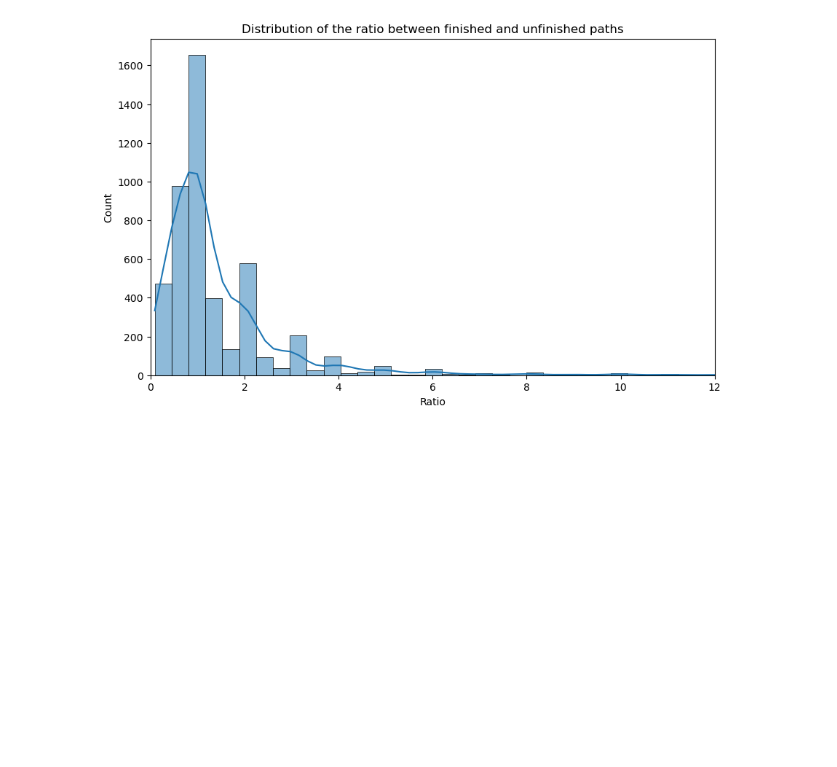
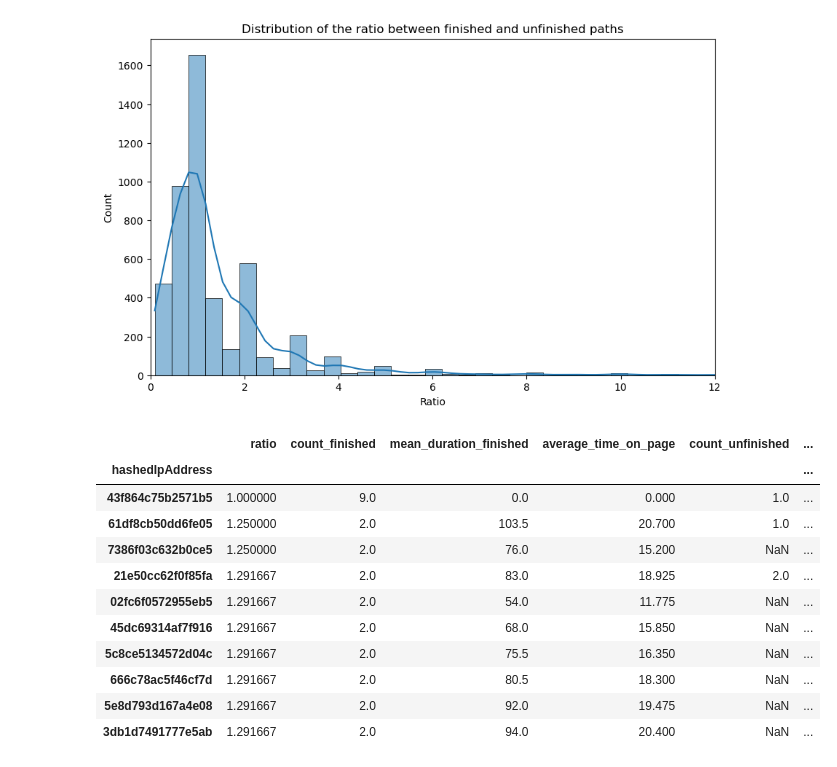
Before and after one commit to epfl-ada/ada-2023-project-adamants, a Jupyter notebook: players_performance.ipynb, the cells around one changed output. Saved outputs shown, nothing was run; the diff lists cells and outputs as text; code cells hidden in the pictures; blank space fills up the shorter version.

```diff
--- a/players_performance.ipynb
+++ b/players_performance.ipynb
@@ -291,3 +290,24 @@ plt.ylabel("Count")
 plt.show()
 # %% [output]
 [figure]
+# %%
+# Findings the best players
+players_paths = players.copy(deep=True)
+players_paths["ratio-f-u"] = players_paths["count_finished"] / players_paths["count_unfinished"]
+players_paths = players_paths[players_paths["count_finished"] > 1]
+### Best players are those with the lowest ratio, the higest f-u ratio and the lowest average time spent on a page
+players_paths = players_paths.sort_values(by=["ratio", "ratio-f-u", "average_time_on_page"], ascending=[True, False, True])
+players_paths.head(10)
+# %% [output]
+|  | ratio | count_finished | mean_duration_finished | average_time_on_page | count_unfinished | ... |
+| hashedIpAddress |  |  |  |  |  | ... |
+| 43f864c75b2571b5 | 1.000000 | 9.0 | 0.0 | 0.000 | 1.0 | ... |
+| 61df8cb50dd6fe05 | 1.250000 | 2.0 | 103.5 | 20.700 | 1.0 | ... |
+| 7386f03c632b0ce5 | 1.250000 | 2.0 | 76.0 | 15.200 | NaN | ... |
+| 21e50cc62f0f85fa | 1.291667 | 2.0 | 83.0 | 18.925 | 2.0 | ... |
+| 02fc6f0572955eb5 | 1.291667 | 2.0 | 54.0 | 11.775 | NaN | ... |
+| 45dc69314af7f916 | 1.291667 | 2.0 | 68.0 | 15.850 | NaN | ... |
+| 5c8ce5134572d04c | 1.291667 | 2.0 | 75.5 | 16.350 | NaN | ... |
+| 666c78ac5f46cf7d | 1.291667 | 2.0 | 80.5 | 18.300 | NaN | ... |
+| 5e8d793d167a4e08 | 1.291667 | 2.0 | 92.0 | 19.475 | NaN | ... |
+| 3db1d7491777e5ab | 1.291667 | 2.0 | 94.0 | 20.400 | NaN | ... |
```
Also changed, not shown: parts of 1 cell of this notebook, 1 other file.
